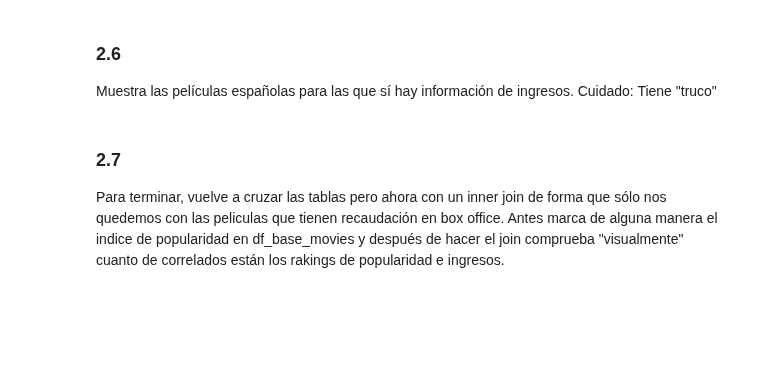
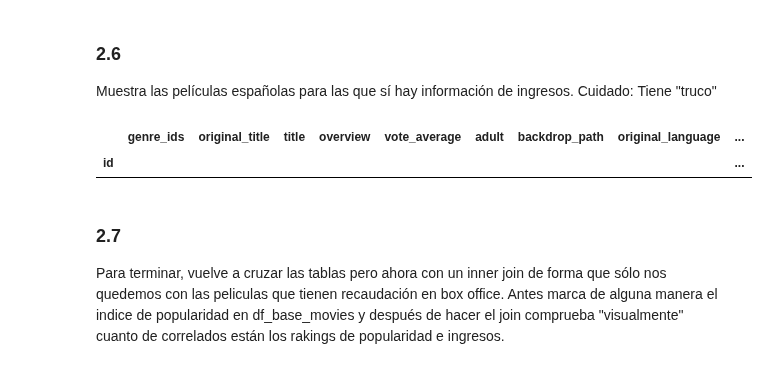
Before and after one commit to mariasanvals/DS_Online_Feb24_Exercises, a Jupyter notebook: 03_Analisis_de_Datos/Sprint_06/Unidad_02/Practica_Obligatoria/18_Practica_Obligatoria_Scraping_API.ipynb, the cells around one changed output. Saved outputs shown, nothing was run; the diff lists cells and outputs as text; code cells hidden in the pictures; blank space fills up the shorter version.

```diff
--- a/03_Analisis_de_Datos/Sprint_06/Unidad_02/Practica_Obligatoria/18_Practica_Obligatoria_Scraping_API.ipynb
+++ b/03_Analisis_de_Datos/Sprint_06/Unidad_02/Practica_Obligatoria/18_Practica_Obligatoria_Scraping_API.ipynb
@@ -381,6 +500,12 @@ Muestra los 10 primeros registros del resultado del cruce y su información gene
 ### 2.6
 
 Muestra las películas españolas para las que sí hay información de ingresos. Cuidado: Tiene "truco"
+# %%
+peliculas_espanolas_con_ingresos = df_fusionado[(df_fusionado['original_language'] == 'es') & (df_fusionado['Foreign'].notnull())]
+peliculas_espanolas_con_ingresos
+# %% [output]
+|  | genre_ids | original_title | title | overview | vote_average | adult | backdrop_path | original_language | ... |
+| id |  |  |  |  |  |  |  |  | ... |
 # %% [markdown]
 ### 2.7
 Para terminar, vuelve a cruzar las tablas pero ahora con un inner join de forma que sólo nos quedemos con las peliculas que tienen recaudación en box office. Antes marca de alguna manera el indice de popularidad en df_base_movies y después de hacer el join comprueba "visualmente" cuanto de correlados están los rakings de popularidad e ingresos.
```
Also changed, not shown: parts of 9 cells of this notebook.
